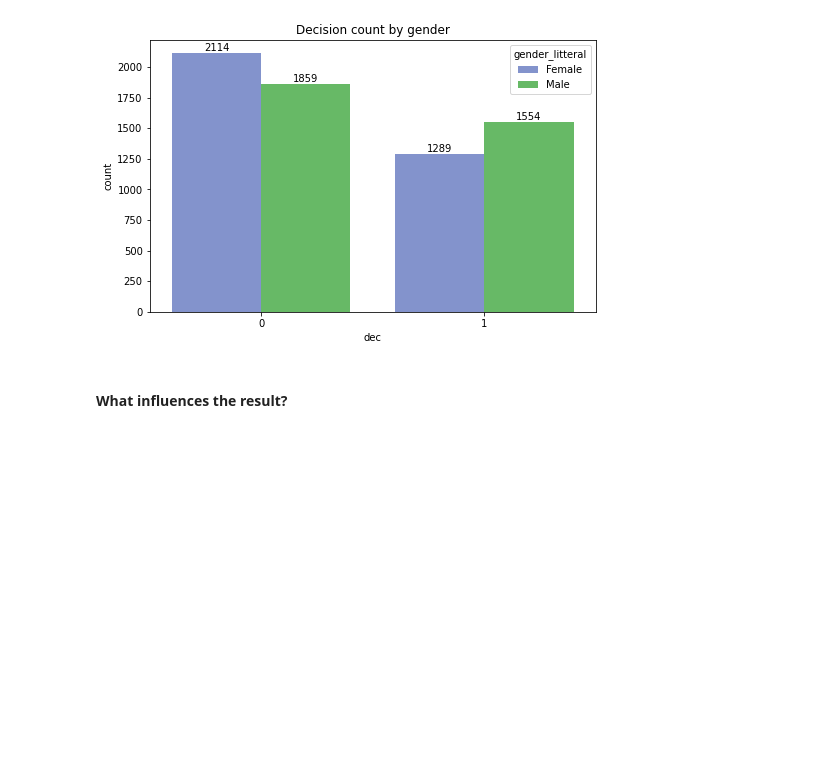
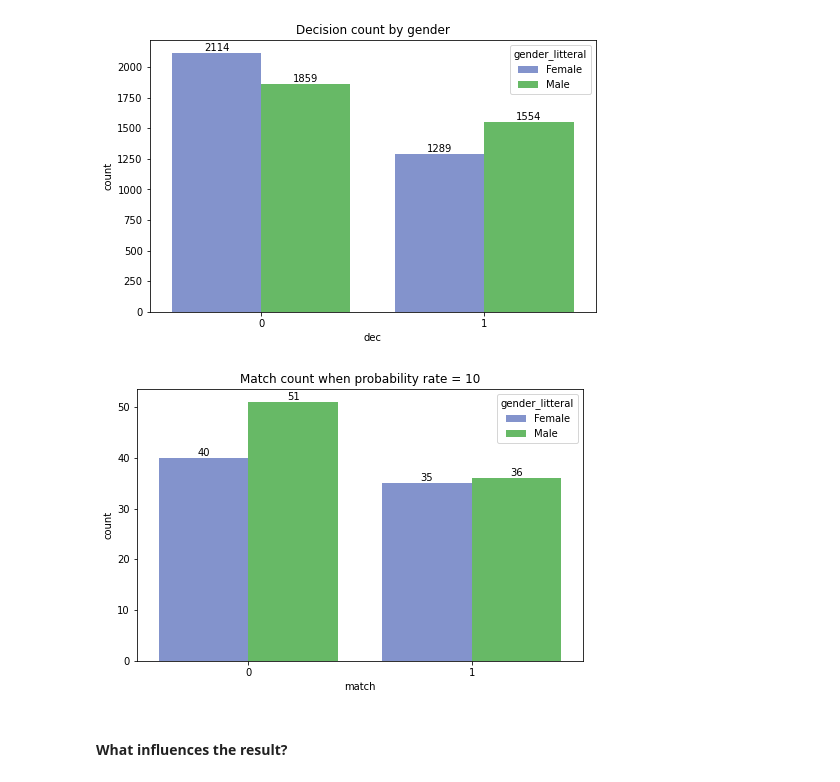
Before and after one commit to christophe-derache/certification35288_bloc2-speed_dating_project, a Jupyter notebook: DERACHE_Projet_Speed_Dating.ipynb.ipynb, the cells around one changed output. Cells and saved outputs as stored; diff of their text form; code cells hidden in the pictures; blank space fills up the shorter version.

```diff
--- a/DERACHE_Projet_Speed_Dating.ipynb.ipynb
+++ b/DERACHE_Projet_Speed_Dating.ipynb.ipynb
@@ -476,3 +489,20 @@ plt.show()
+# %%
+plt.figure(figsize=(8,5))
+plt.title('Match count when probability rate = 10')
+
+ax= sns.countplot(
+    data=df_prob_10,
+    x='match',
+    hue='gender_litteral',
+    palette=['#778cd8','#59c758'],
+)
+
+for container in ax.containers:
+    ax.bar_label(container)
+
+plt.show()
+# %% [output]
+[figure, added]
 # %% [markdown]
 #### What influences the result?
 # %% [markdown]
```
Also changed, not shown: parts of 19 cells of this notebook, 2 other files.
